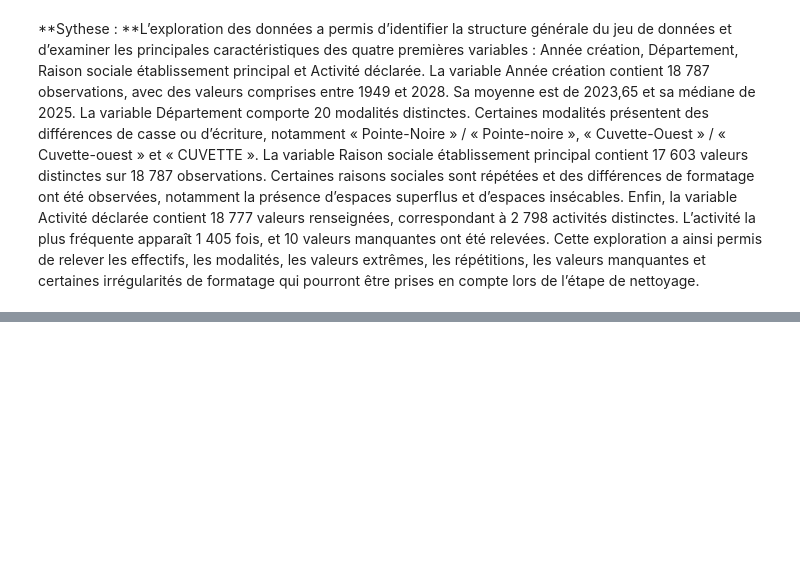
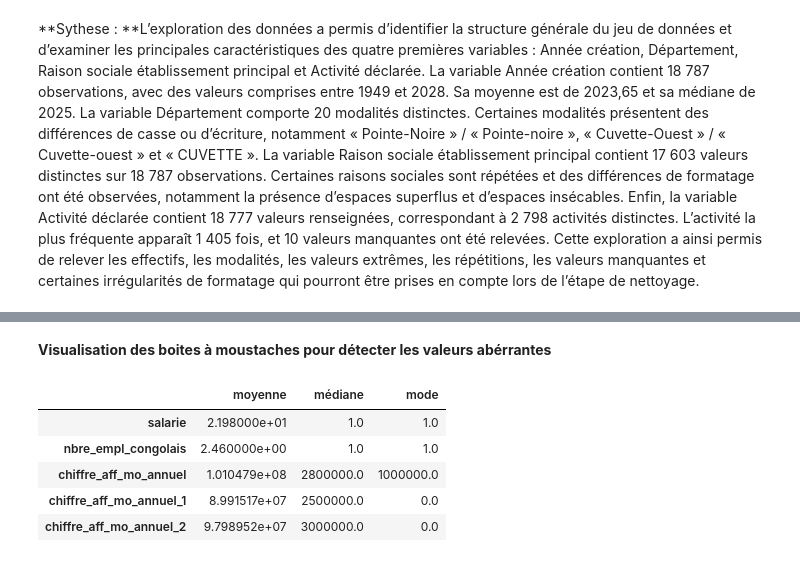
Before and after one commit to Perine23Dev/analyse-entreprises-emploi-republique-du-congo, a Jupyter notebook: projet_base.ipynb, the cells around one changed output, grey strips where cells are left out. Drawn from its saved outputs; the diff is of its cells as text; code cells hidden in the pictures; blank space fills up the shorter version.

```diff
--- a/projet_base.ipynb
+++ b/projet_base.ipynb
@@ -354,0 +452,16 @@ Cette exploration a ainsi permis de relever les effectifs, les modalités, les v
+# %% [markdown]
+**Visualisation des boites à moustaches pour détecter les valeurs abérrantes**
+# %%
+tendance = pd.DataFrame({
+    'moyenne': num.mean(),
+    'médiane': num.median(),
+    'mode': num.mode().iloc[0]
+})
+tendance.round(2)
+# %% [output]
+|  | moyenne | médiane | mode |
+| salarie | 2.198000e+01 | 1.0 | 1.0 |
+| nbre_empl_congolais | 2.460000e+00 | 1.0 | 1.0 |
+| chiffre_aff_mo_annuel | 1.010479e+08 | 2800000.0 | 1000000.0 |
+| chiffre_aff_mo_annuel_1 | 8.991517e+07 | 2500000.0 | 0.0 |
+| chiffre_aff_mo_annuel_2 | 9.798952e+07 | 3000000.0 | 0.0 |
```
Also changed, not shown: parts of 12 cells of this notebook.
